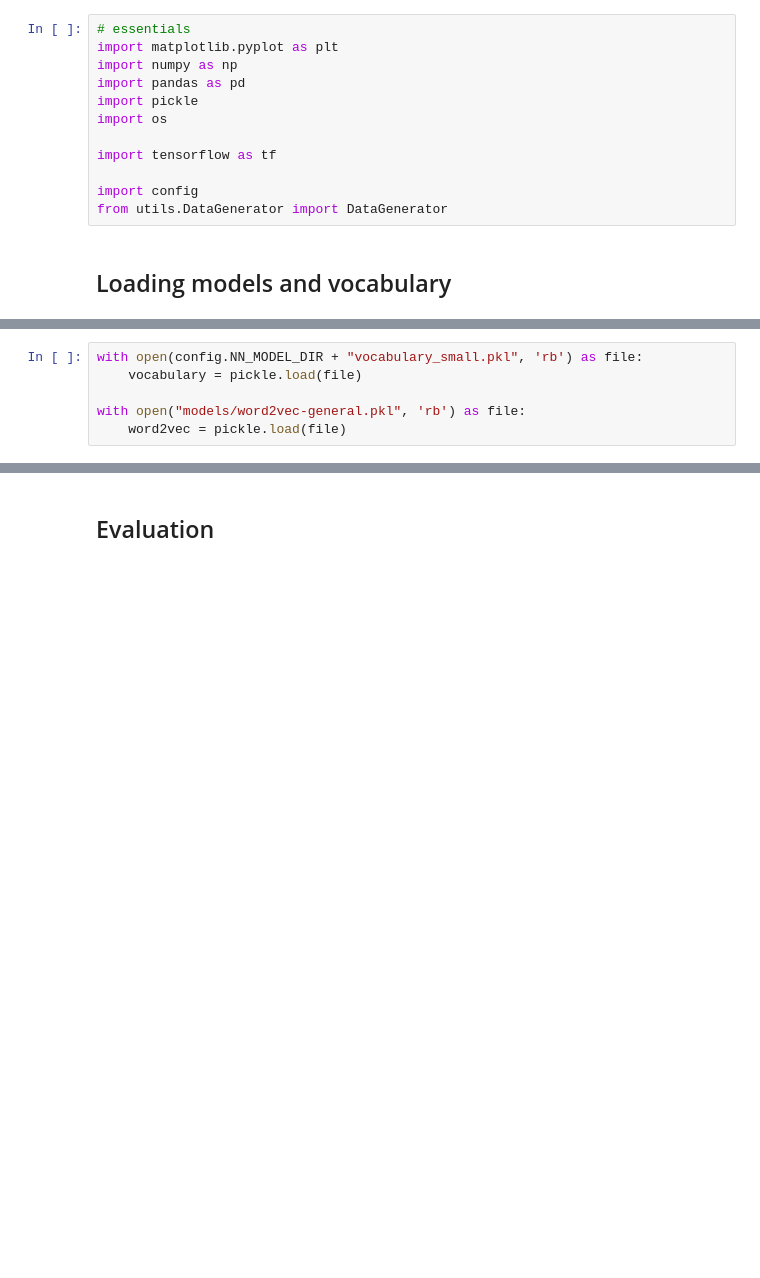
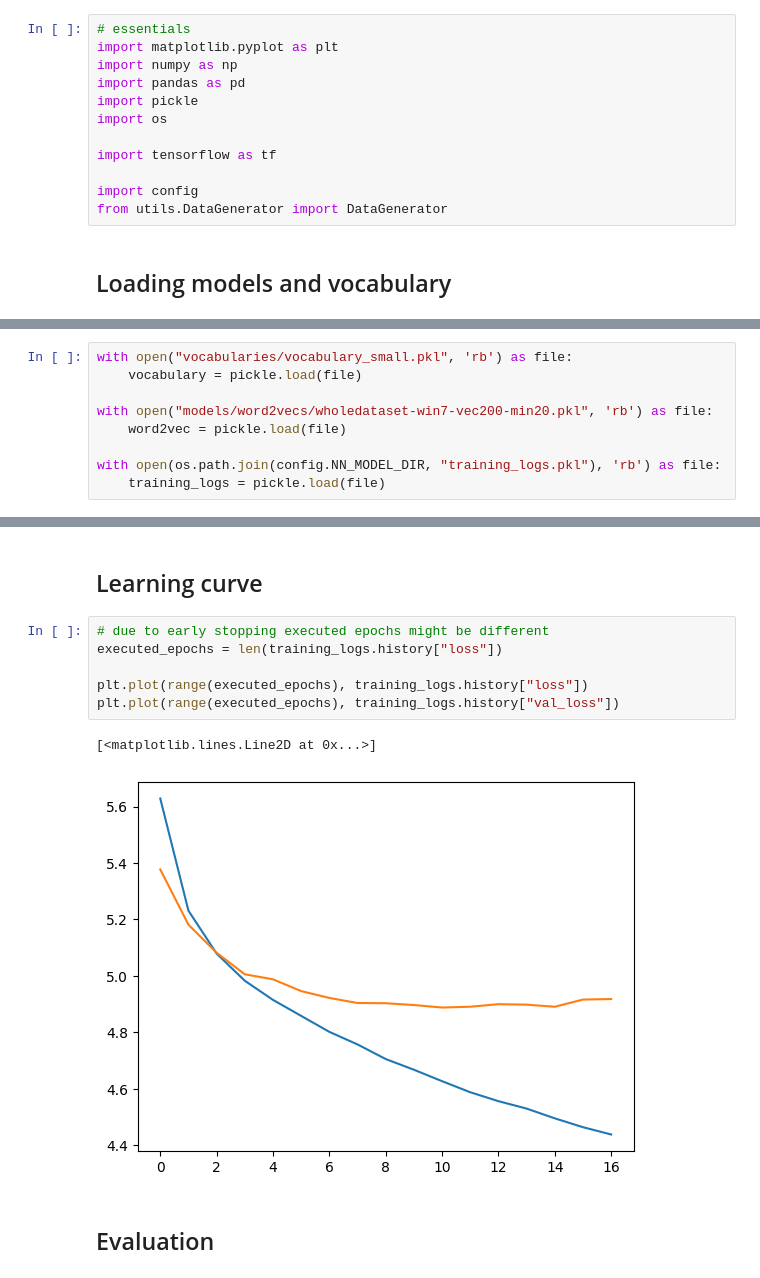
Before and after one commit to janfiszer/next-word-predictor, a Jupyter notebook: model-evaluation.ipynb, the cells around one changed output, grey strips where cells are left out. Cells and saved outputs as stored; diff of their text form; blank space fills up the shorter version.

```diff
--- a/model-evaluation.ipynb
+++ b/model-evaluation.ipynb
@@ -17,6 +17,9 @@ model = tf.keras.models.load_model(config.NN_MODEL_DIR + "dense-lr0.0001-batch12
 # %%
-with open(config.NN_MODEL_DIR + "vocabulary_small.pkl", 'rb') as file:
+with open("vocabularies/vocabulary_small.pkl", 'rb') as file:
     vocabulary = pickle.load(file)
 
-with open("models/word2vec-general.pkl", 'rb') as file:
+with open("models/word2vecs/wholedataset-win7-vec200-min20.pkl", 'rb') as file:
     word2vec = pickle.load(file)
+
+with open(os.path.join(config.NN_MODEL_DIR, "training_logs.pkl"), 'rb') as file:
+    training_logs = pickle.load(file)
@@ -23,3 +44,14 @@ with open("models/word2vec-general.pkl", 'rb') as file:
+# %% [markdown]
+## Learning curve
+# %%
+# due to early stopping executed epochs might be different
+executed_epochs = len(training_logs.history["loss"])
+
+plt.plot(range(executed_epochs), training_logs.history["loss"])
+plt.plot(range(executed_epochs), training_logs.history["val_loss"])
+# %% [output]
+[<matplotlib.lines.Line2D at 0x...>]
+[figure, added]
 # %% [markdown]
 ## Evaluation
 # %%
```
Also changed, not shown: parts of 4 cells of this notebook, 2 other files.
